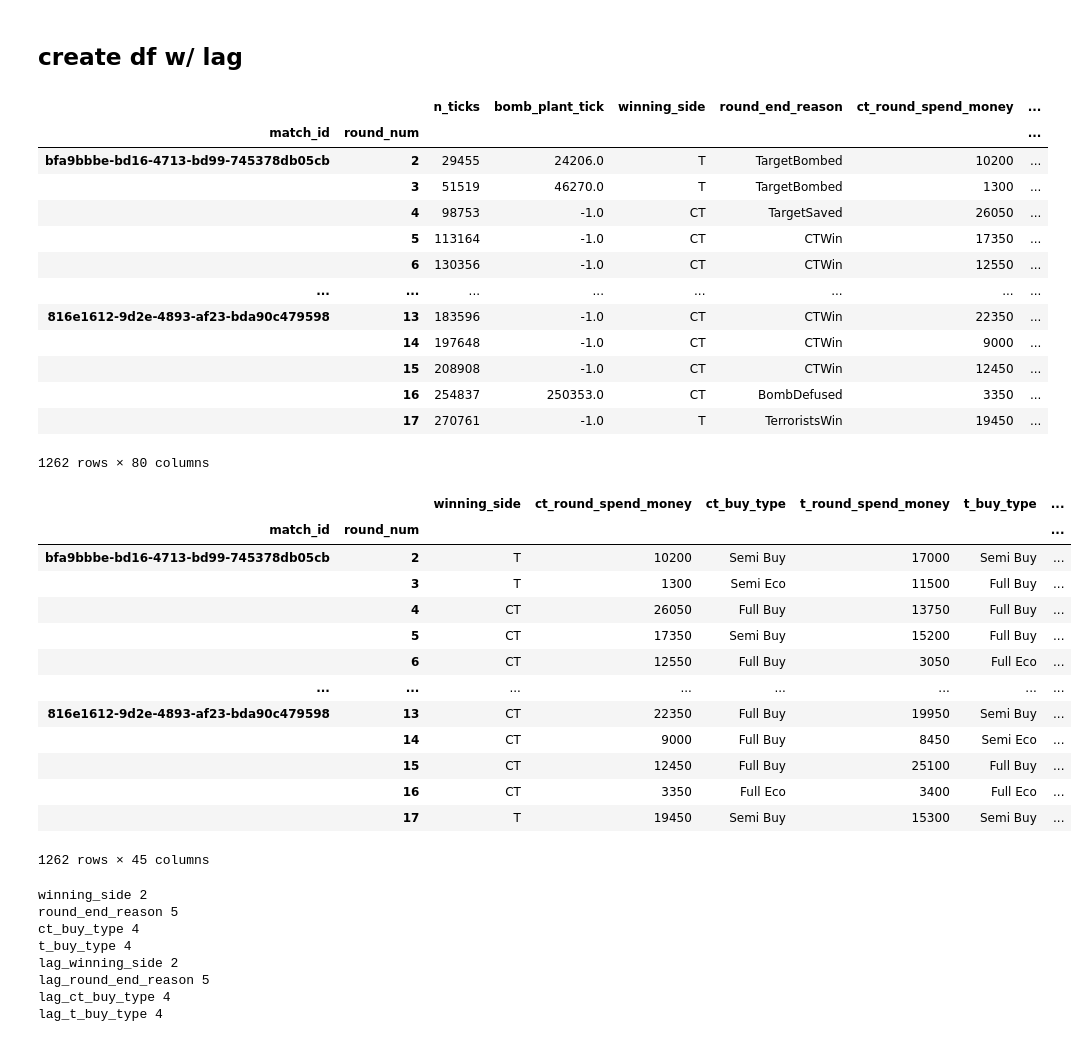
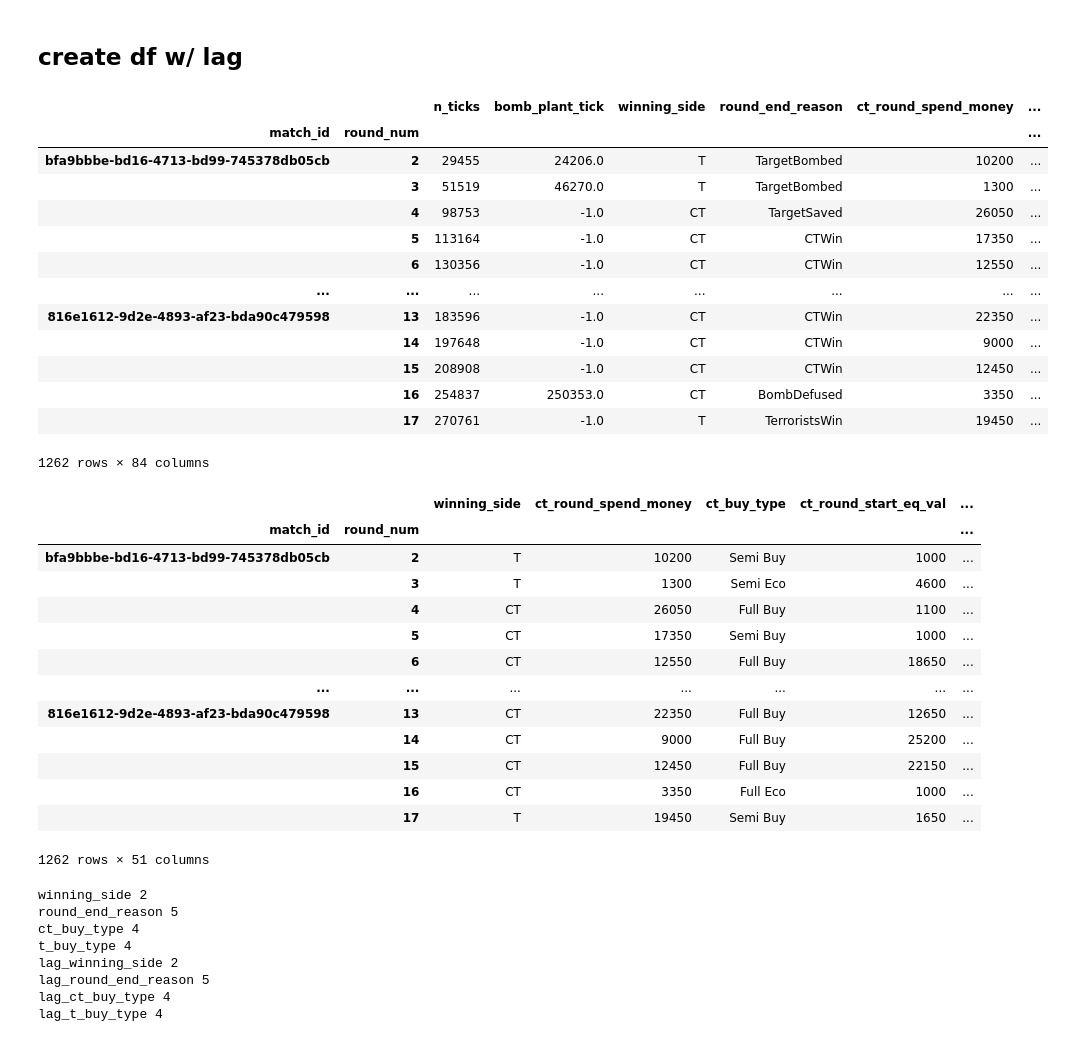
Before and after one commit to khemingkapat/csgo_model, a Jupyter notebook: main.ipynb, the cells around one changed output. Saved outputs shown, nothing was run; the diff lists cells and outputs as text; code cells hidden in the pictures.

```diff
--- a/main.ipynb
+++ b/main.ipynb
@@ -849,8 +849,8 @@ get_players_stat(selected_match.match_id)
 warnings.filterwarnings("ignore")
 
 sel_r_df = idx_r_df[["n_ticks","bomb_plant_tick","winning_side","round_end_reason",
-                     "ct_round_spend_money","ct_buy_type","ct_round_start_eq_val",
-                     "t_round_spend_money","t_buy_type","t_round_start_eq_val"]]
+                     "ct_round_spend_money","ct_buy_type","ct_round_start_eq_val","ct_freeze_time_end_eq_val",
+                     "t_round_spend_money","t_buy_type","t_round_start_eq_val","t_freeze_time_end_eq_val"]]
 
 def check_nan(val,default = 0,show=False):
     result =  val if not pd.isna(val) else default
@@ -972,4 +972,7 @@ t_shot_connected_prob     0
 dtype: int64
+# %%
+start_round_cols = ["ct_round_spend_money","ct_buy_type","ct_round_start_eq_val","ct_freeze_time_end_eq_val",
+                     "t_round_spend_money","t_buy_type","t_round_start_eq_val","t_freeze_time_end_eq_val"]
 # %% [markdown]
 ## create df w/ lag
 # %%
@@ -1003,26 +1006,26 @@ display(lag_r_df)
 |  | 15 | 208908 | -1.0 | CT | CTWin | 12450 | ... |
 |  | 16 | 254837 | 250353.0 | CT | BombDefused | 3350 | ... |
 |  | 17 | 270761 | -1.0 | T | TerroristsWin | 19450 | ... |
-1262 rows × 80 columns
+1262 rows × 84 columns
 # %%
-lag_df = lag_r_df[["winning_side","ct_round_spend_money","ct_buy_type","t_round_spend_money","t_buy_type"]\
+lag_df = lag_r_df[["winning_side"]+start_round_cols\
 +[col for col in lag_r_df.columns if col.startswith("lag_")]]
 lag_df
 # %% [output]
-|  |  | winning_side | ct_round_spend_money | ct_buy_type | t_round_spend_money | t_buy_type | ... |
-| match_id | round_num |  |  |  |  |  | ... |
-| bfa9bbbe-bd16-4713-bd99-745378db05cb | 2 | T | 10200 | Semi Buy | 17000 | Semi Buy | ... |
-|  | 3 | T | 1300 | Semi Eco | 11500 | Full Buy | ... |
-|  | 4 | CT | 26050 | Full Buy | 13750 | Full Buy | ... |
-|  | 5 | CT | 17350 | Semi Buy | 15200 | Full Buy | ... |
-|  | 6 | CT | 12550 | Full Buy | 3050 | Full Eco | ... |
-| ... | ... | ... | ... | ... | ... | ... | ... |
-| 816e1612-9d2e-4893-af23-bda90c479598 | 13 | CT | 22350 | Full Buy | 19950 | Semi Buy | ... |
-|  | 14 | CT | 9000 | Full Buy | 8450 | Semi Eco | ... |
-|  | 15 | CT | 12450 | Full Buy | 25100 | Full Buy | ... |
-|  | 16 | CT | 3350 | Full Eco | 3400 | Full Eco | ... |
-|  | 17 | T | 19450 | Semi Buy | 15300 | Semi Buy | ... |
+|  |  | winning_side | ct_round_spend_money | ct_buy_type | ct_round_start_eq_val | ... |
+| match_id | round_num |  |  |  |  | ... |
+| bfa9bbbe-bd16-4713-bd99-745378db05cb | 2 | T | 10200 | Semi Buy | 1000 | ... |
+|  | 3 | T | 1300 | Semi Eco | 4600 | ... |
+|  | 4 | CT | 26050 | Full Buy | 1100 | ... |
+|  | 5 | CT | 17350 | Semi Buy | 1000 | ... |
+|  | 6 | CT | 12550 | Full Buy | 18650 | ... |
+| ... | ... | ... | ... | ... | ... | ... |
+| 816e1612-9d2e-4893-af23-bda90c479598 | 13 | CT | 22350 | Full Buy | 12650 | ... |
+|  | 14 | CT | 9000 | Full Buy | 25200 | ... |
+|  | 15 | CT | 12450 | Full Buy | 22150 | ... |
+|  | 16 | CT | 3350 | Full Eco | 1000 | ... |
+|  | 17 | T | 19450 | Semi Buy | 1650 | ... |
-1262 rows × 45 columns
+1262 rows × 51 columns
 # %%
 for col in lag_r_df.select_dtypes(include=["category","object"]).columns:
     print(col,lag_r_df[col].nunique())
```
Also changed, not shown: parts of 25 cells of this notebook.
